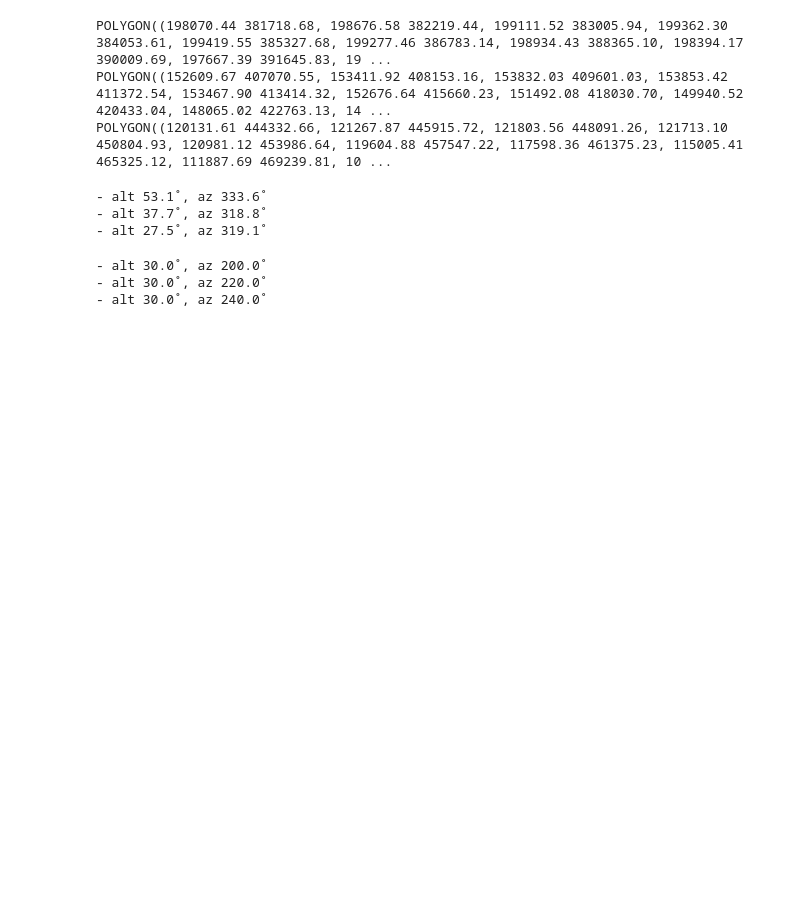
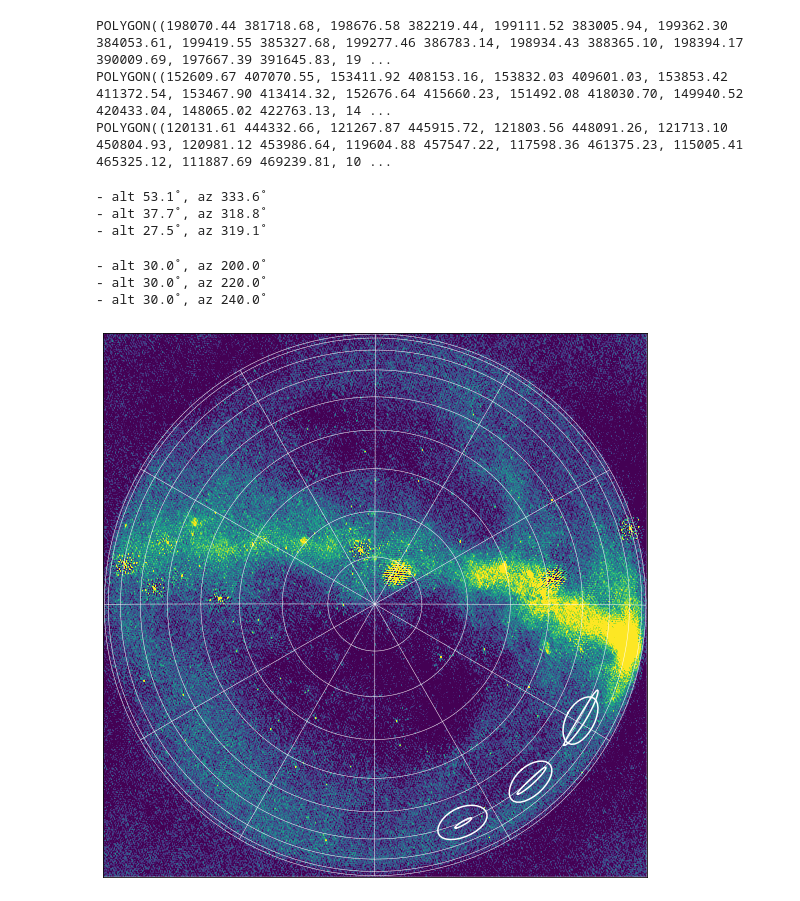
Before and after one commit to tammojan/perseids2020, a Jupyter notebook: plot-fwhm.ipynb, the cells around one changed output. Cells and saved outputs as stored; diff of their text form; code cells hidden in the pictures; blank space fills up the shorter version.

Commit message:
Add sky plot of BF pointings

```diff
--- a/plot-fwhm.ipynb
+++ b/plot-fwhm.ipynb
@@ -130,0 +164,8 @@ for rs305_pointing in rs305_pointings:
+# %%
+hdu = fits.open("../A12_meteor/2020-08-13T02:04:56.4_16B.fits")[0]
+# %%
+wcs = WCS(hdu.header)
+# %%
+altaz_frame = AltAz(
+    location=loc_aartfaac, obstime=Time(hdu.header["DATE-OBS"], format="fits")
+)
@@ -130,0 +175,2 @@ for rs305_pointing in rs305_pointings:
+# %%
+data = hdu.data.squeeze()
@@ -130,0 +206,34 @@ for rs305_pointing in rs305_pointings:
+# %%
+fig = plt.figure(figsize=(10, 10))
+ax = plt.subplot(projection=wcs.celestial)
+fig.add_axes(ax)
+ax.imshow(
+    data, origin="lower", vmin=np.quantile(data, 0.2), vmax=np.quantile(data, 0.99)
+)
+altaz_overlay = ax.get_coords_overlay(altaz_frame)
+altaz_overlay.grid(color="white", lw=0.5)
+altaz_overlay["alt"].set_ticks(
+    np.array([0.5, 10, 20, 30, 40, 50, 60, 70, 80, 90]) * u.deg
+)
+altaz_overlay["az"].set_ticks(np.arange(0, 360, 30) * u.deg)
+
+for p in rs305_pointings:
+    fwhm = draw_fov_aartfaac(
+        p.location,
+        p.alt,
+        p.az,
+        Time(hdu.header["DATE-OBS"], format="fits"),
+        fwhm=13.02 * u.deg,
+    )
+    ax.plot(fwhm.ra, fwhm.dec, transform=ax.get_transform("world"), color="white")
+for p in de605_pointings:
+    fwhm = draw_fov_aartfaac(
+        p.location,
+        p.alt,
+        p.az,
+        Time(hdu.header["DATE-OBS"], format="fits"),
+        fwhm=6.46 * u.deg,
+    )
+    ax.plot(fwhm.ra, fwhm.dec, transform=ax.get_transform("world"), color="white");
+# %% [output]
+[figure, added]
```
Also changed, not shown: parts of 12 cells of this notebook.
